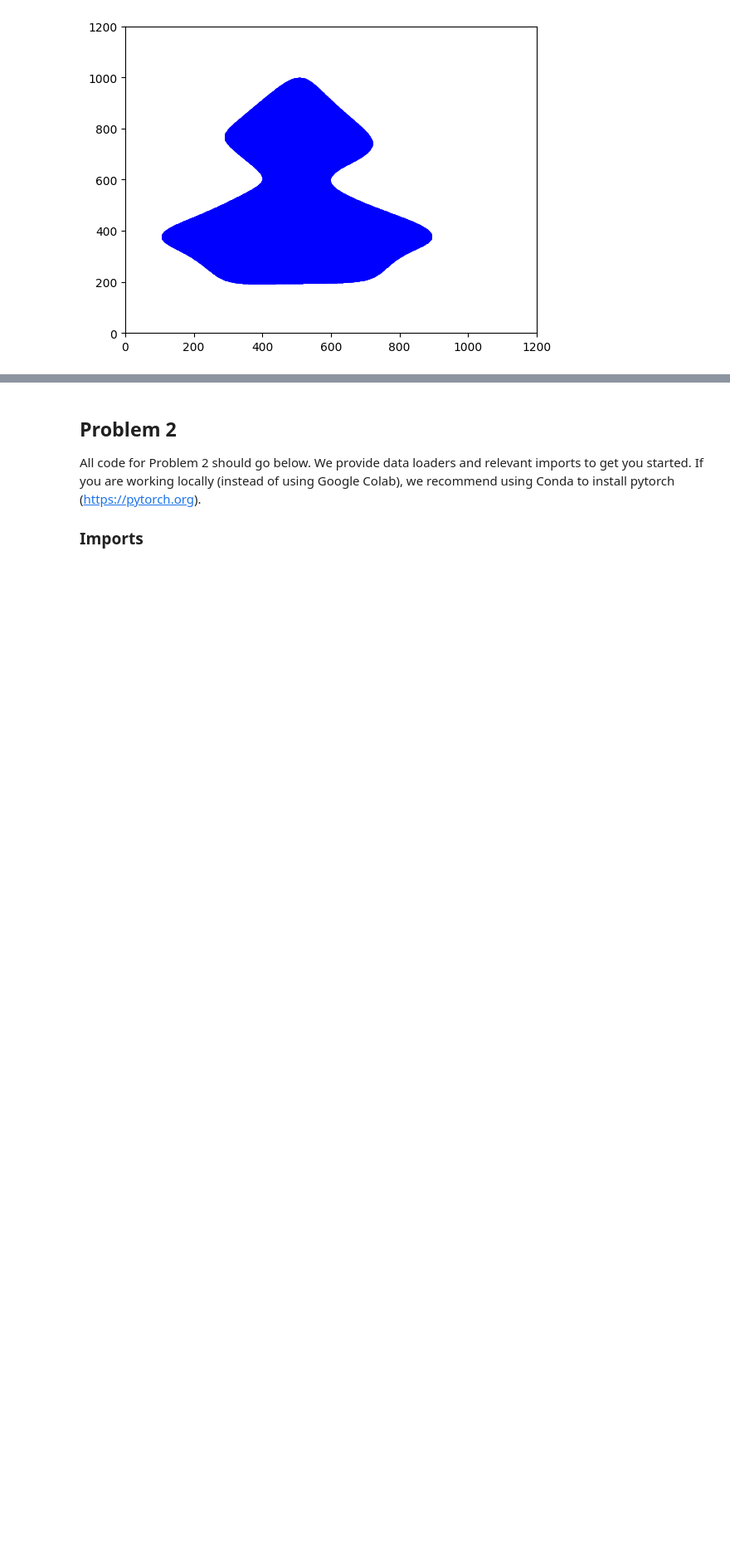
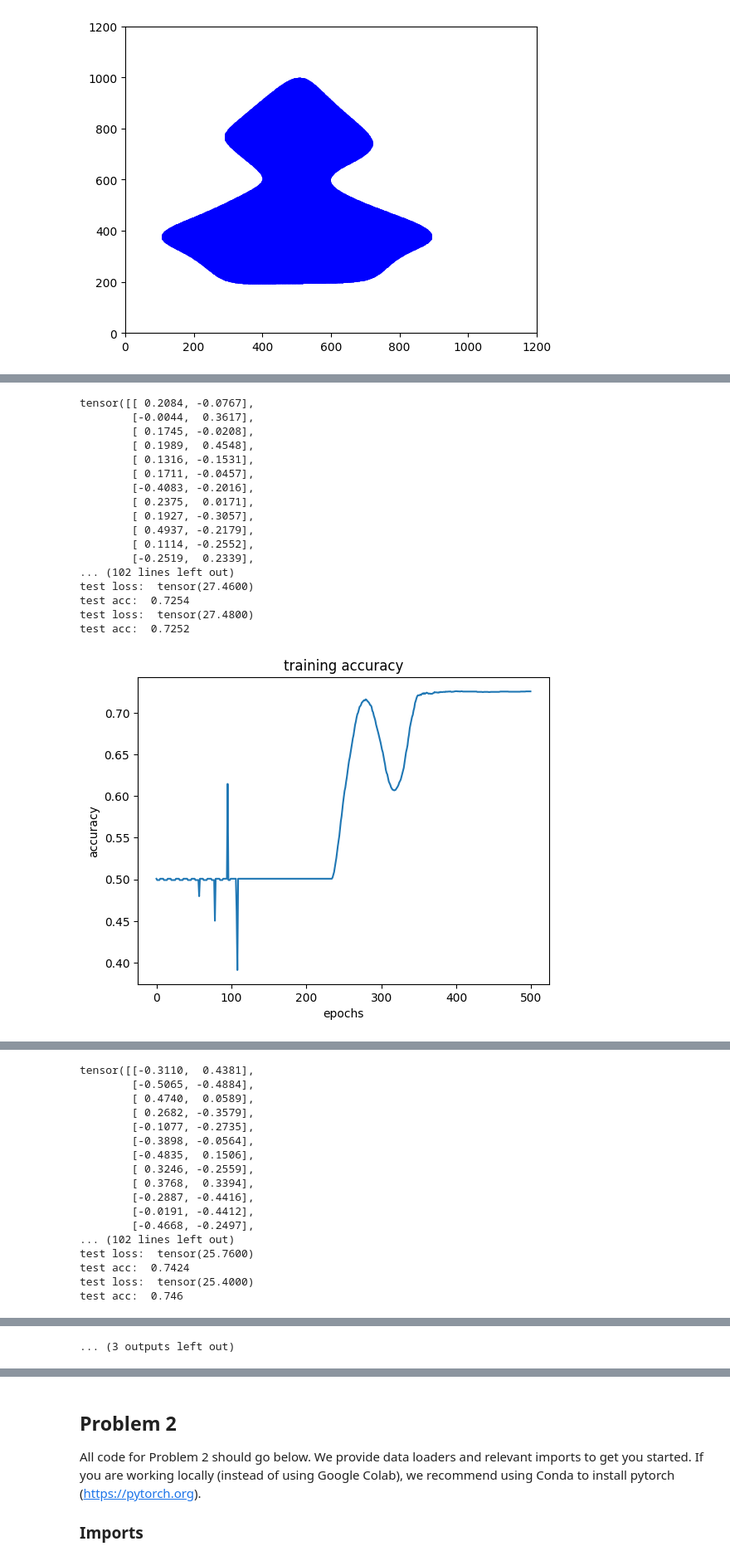
Before and after one commit to noahdrakes/dlhw4, a Jupyter notebook: DeepLearning_Fall2024_hw4.ipynb, the cells around one changed output, grey strips where cells are left out. Shown at 83% size. Saved outputs shown, nothing was run; the diff lists cells and outputs as text; code cells hidden in the pictures; blank space fills up the shorter version.

```diff
--- a/DeepLearning_Fall2024_hw4.ipynb
+++ b/DeepLearning_Fall2024_hw4.ipynb
@@ -624,0 +689,17 @@ tensor([[-0.1537,  1.0753],
+# %%
+# DATA PREPROCESSING
+trainX, trainY, testX, testY = split_test_training_set(X, Y, 5000)
+
+trainX, x1_mean, x2_mean, x1_std, x2_std = data_preprocessing(trainX)
+
+print(x1_mean, x2_mean, x1_std, x2_std)
+
+tensorX = torch.from_numpy(trainX).type(torch.float32)
+tensorY = torch.from_numpy(trainY).type(torch.float32)
+
+print(tensorX.type())
+print(tensorX)
+print(tensorY.shape[0])
+
+tensorY = tensorY.reshape((tensorY.shape[0], 1))
+print(tensorY.shape)
@@ -624,0 +718,28 @@ tensor([[-0.1537,  1.0753],
+# %%
+# train
+seeds = [123, 100, 4444, 54, 3]
+epoch_size = 500
+
+for seed in seeds:
+  model, train_loss, train_acc, train_loss_data, train_accuracy_data = train1(tensorX, tensorY, seed, 1.3, epoch_size)
+  plot_accuracy(train_accuracy_data)
+  plot_loss(train_loss_data)
+# %% [output]
+tensor([[ 0.2084, -0.0767],
+        [-0.0044,  0.3617],
+        [ 0.1745, -0.0208],
+        [ 0.1989,  0.4548],
+        [ 0.1316, -0.1531],
+        [ 0.1711, -0.0457],
+        [-0.4083, -0.2016],
+        [ 0.2375,  0.0171],
+        [ 0.1927, -0.3057],
+        [ 0.4937, -0.2179],
+        [ 0.1114, -0.2552],
+        [-0.2519,  0.2339],
+... (102 lines left out)
+test loss:  tensor(27.4600)
+test acc:  0.7254
+test loss:  tensor(27.4800)
+test acc:  0.7252
+[figure, added]
@@ -624,0 +747,17 @@ tensor([[-0.1537,  1.0753],
+tensor([[-0.3110,  0.4381],
+        [-0.5065, -0.4884],
+        [ 0.4740,  0.0589],
+        [ 0.2682, -0.3579],
+        [-0.1077, -0.2735],
+        [-0.3898, -0.0564],
+        [-0.4835,  0.1506],
+        [ 0.3246, -0.2559],
+        [ 0.3768,  0.3394],
+        [-0.2887, -0.4416],
+        [-0.0191, -0.4412],
+        [-0.4668, -0.2497],
+... (102 lines left out)
+test loss:  tensor(25.7600)
+test acc:  0.7424
+test loss:  tensor(25.4000)
+test acc:  0.746
@@ -624,0 +804 @@ tensor([[-0.1537,  1.0753],
+... (3 outputs left out)
```
Also changed, not shown: parts of 18 cells of this notebook.
